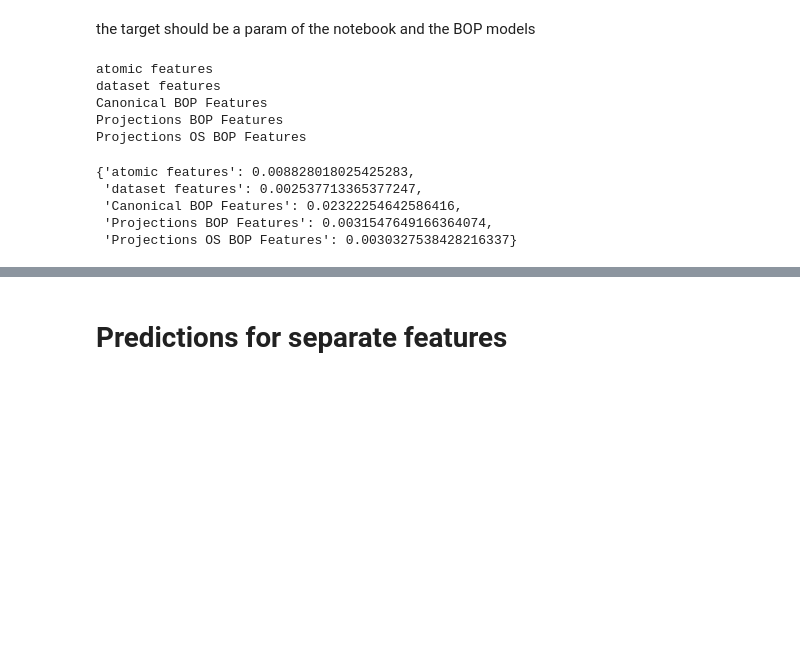
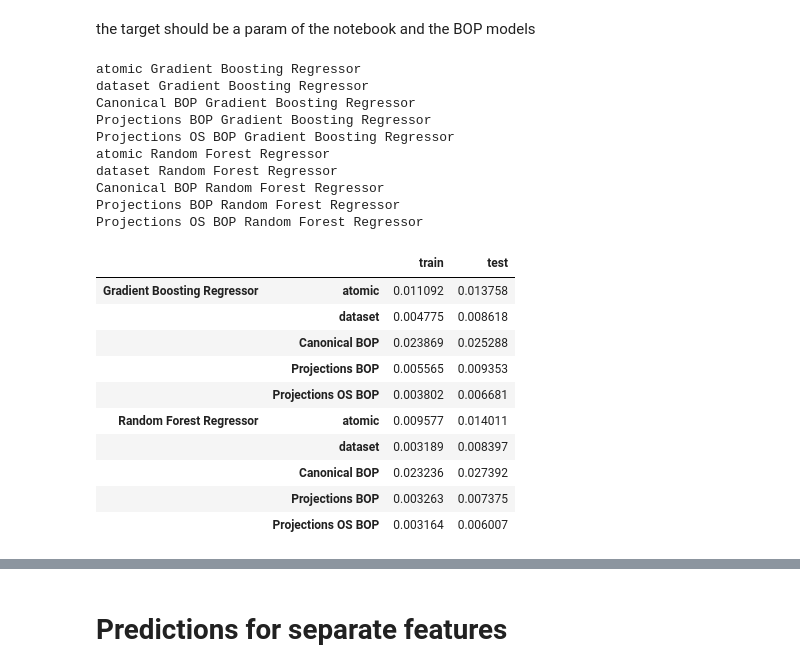
Before and after one commit to AIIMProject/MLFeMoTCPs, a Jupyter notebook: 07_MachineLearn.ipynb, the cells around one changed output, grey strips where cells are left out. Drawn from its saved outputs; the diff is of its cells as text; code cells hidden in the pictures; blank space fills up the shorter version.

```diff
--- a/07_MachineLearn.ipynb
+++ b/07_MachineLearn.ipynb
@@ -95,27 +100,27 @@ target = 'EF'
 # %%
+combis = product(models.items(),  Features.items())
 Y = BS[target]#[X.index]
-RMSE={}
-for name, thisfeature in Features.items():
-    print(name)
+# RMSE={name:{} for name in Features.keys()}
+RMSE = {}
+for (modelname, model), (name, thisfeature) in combis:
+    print(name, modelname)
     intersectindex  = Y.index.intersection(thisfeature.index)
     X = thisfeature.loc[intersectindex]
     thisY = Y.loc[intersectindex]
     xtrain, xtest, ytrain, ytest = train_test_split(X, thisY, test_size=0.2, shuffle=True)
-    Model = RandomForestRegressor()
-    Model.fit(xtrain, ytrain)
-    Ypredict = Model.predict(xtrain)
-    RMSE[name]= mean_squared_error(ytrain, Ypredict)
+    trainedmodels[(name, modelname)] = model()
+    Ypredict = trainedmodels[(name, modelname)].fit(xtrain, ytrain)
+    Ypredict = trainedmodels[(name, modelname)].predict(xtrain)
+    Ypredicttest = trainedmodels[(name, modelname)].predict(xtest)
+    RMSE[(modelname, name)] = {'train': mean_squared_error(ytrain, Ypredict), 'test' : mean_squared_error(ytest, Ypredicttest)}
 # %% [output]
-atomic features
-dataset features
-Canonical BOP Features
-Projections BOP Features
-Projections OS BOP Features
+atomic Gradient Boosting Regressor
+dataset Gradient Boosting Regressor
+Canonical BOP Gradient Boosting Regressor
+Projections BOP Gradient Boosting Regressor
+Projections OS BOP Gradient Boosting Regressor
+atomic Random Forest Regressor
+dataset Random Forest Regressor
+Canonical BOP Random Forest Regressor
+Projections BOP Random Forest Regressor
+Projections OS BOP Random Forest Regressor
-# %%
-RMSE
-# %% [output]
-{'atomic features': 0.008828018025425283,
- 'dataset features': 0.002537713365377247,
- 'Canonical BOP Features': 0.02322254642586416,
- 'Projections BOP Features': 0.0031547649166364074,
- 'Projections OS BOP Features': 0.0030327538428216337}
@@ -121,0 +129,14 @@ RMSE
+# %%
+dfRMSE
+# %% [output]
+|  |  | train | test |
+| Gradient Boosting Regressor | atomic | 0.011092 | 0.013758 |
+|  | dataset | 0.004775 | 0.008618 |
+|  | Canonical BOP | 0.023869 | 0.025288 |
+|  | Projections BOP | 0.005565 | 0.009353 |
+|  | Projections OS BOP | 0.003802 | 0.006681 |
+| Random Forest Regressor | atomic | 0.009577 | 0.014011 |
+|  | dataset | 0.003189 | 0.008397 |
+|  | Canonical BOP | 0.023236 | 0.027392 |
+|  | Projections BOP | 0.003263 | 0.007375 |
+|  | Projections OS BOP | 0.003164 | 0.006007 |
```
Also changed, not shown: parts of 14 cells of this notebook.
